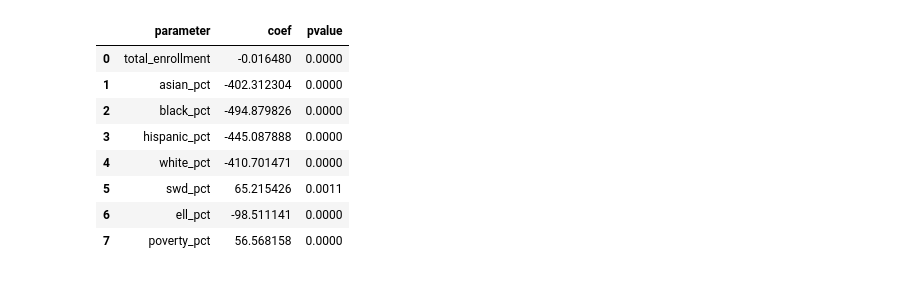
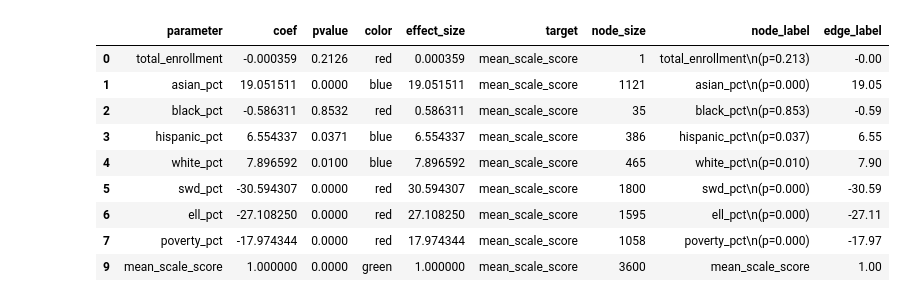
Before and after one commit to adelphi-ed-tech/nycschools, a Jupyter notebook: nb/ols-graphs.ipynb, the cells around one changed output. Cells and saved outputs as stored; diff of their text form; code cells hidden in the pictures.

Commit message:
added working network graph for OLS

```diff
--- a/nb/ols-graphs.ipynb
+++ b/nb/ols-graphs.ipynb
@@ -49,5 +50,5 @@ ela = pd.read_csv("ela-combined.csv")
 
 #drop the rows with NaN (where the pop is too small to report)
 ela = ela[ela["mean_scale_score"].notnull()]
-df = df.merge(ela, how="inner", on=["dbn", "year"])
+ela = df.merge(ela, how="inner", on=["dbn", "year"])
 # %% [markdown]
@@ -131,0 +315,18 @@ city_enroll.plot(x=x[0], y=y, kind="bar", figsize=(11, 8))
+# %%
+# use the ela data frame that we loaded at the top
+
+# get just the 2019 test results for All Students
+# this will be the dependent variable in our regression
+ela = ela.query("year == 2019 and category == 'All Students'")
+ela
+# calculate coefficients for these factors
+factors = ['total_enrollment', 'asian_pct',  'black_pct',
+       'hispanic_pct',  'white_pct','swd_pct',  'ell_pct',  'poverty_pct']
+
+# y is the DV
+y = ela['mean_scale_score']
+
+X = ela[factors]
+X = sm.add_constant(X)
+model = sm.OLS(y, X).fit()
+model.summary()
@@ -132,39 +362,62 @@ city_enroll.plot(x=x[0], y=y, kind="bar", figsize=(11, 8))
 # %%
-# run different OLS regression using the school demographics to predict mean_scale_score for all students
-# the above example uses the R-like formual method for OLS
-# this uses the python/programmatic approach
-
-# calculate coefficients for these factors
-factors = ['total_enrollment', 'asian_pct',  'black_pct',
-       'hispanic_pct',  'white_pct','swd_pct',  'ell_pct',  'poverty_pct']
-
-# only use the All Students data as the dependent variable
-data = df[df["category"]=="All Students"].copy()
-y = data['mean_scale_score']
-
-X = data[factors]
-X = sm.add_constant(X)
-model = sm.OLS(y, X).fit()
-
-# pull out the coefficient values from the model
+# pull out the coefficient values from the model -- this is the data we're going to graph
 coeff = model.conf_int()
 pd.DataFrame({"parameters": list(coeff.index), "coefficient":model.params})
 
-coef_df = pd.DataFrame({
+graph_data = pd.DataFrame({
     'parameter': model.params.index.values[1:],
     'coef': model.params.values[1:],
     'pvalue': model.pvalues.round(4).values[1:]
 })
 
+# add some columns to that contains the data for the graph attributes
 
-coef_df
+graph_data["color"] = graph_data.coef.apply(lambda x: "blue" if x > 0 else "red")
+graph_data["effect_size"] = graph_data.coef.apply(lambda x: abs(x))
+graph_data["target"] = "mean_scale_score"
+
+
+# the biggest circle size for a node, in pixels
+max_node_size = 1800
+max_edge_size = 20
+# the largest abs coef -- this will be our biggest node (i.e. 400px)
+max_weight = graph_data.effect_size.max()
+# each other node will be a smaller percent of the largest one, store as `area`
+graph_data["node_size"] = graph_data.effect_size.apply(lambda x: math.ceil(max_node_size * (x/max_weight) ))
+# graph_data["weight"] = graph_data.effect_size.apply(lambda x: math.log(max_edge_size * (x/max_weight) ))
+
+
+
+# set the node labels and edge labels
+graph_data["node_label"] = graph_data.apply(lambda row: f"{row.parameter}\n(p={row.pvalue:.3f})", axis=1)
+
+# add a row to our graph for the DV
+dv = dv = {
+  'parameter': "mean_scale_score",
+  'coef': 1,
+  'pvalue': 0,
+  'color': "green",
+  'effect_size': 1,
+  'target': "mean_scale_score",
+  'node_size': max_node_size * 2,
+  'weight': max_edge_size * 2,
+  'node_label': "mean_scale_score"
+}
+# append a row at the end of our df
+graph_data.loc[len(graph_data)+1] = dv
+
+graph_data["edge_label"] = graph_data["coef"].apply(lambda x:f"{x:.2f}")
+
+
+graph_data
 # %% [output]
-|  | parameter | coef | pvalue |
-| 0 | total_enrollment | -0.016480 | 0.0000 |
-| 1 | asian_pct | -402.312304 | 0.0000 |
-| 2 | black_pct | -494.879826 | 0.0000 |
-| 3 | hispanic_pct | -445.087888 | 0.0000 |
-| 4 | white_pct | -410.701471 | 0.0000 |
-| 5 | swd_pct | 65.215426 | 0.0011 |
-| 6 | ell_pct | -98.511141 | 0.0000 |
-| 7 | poverty_pct | 56.568158 | 0.0000 |
+|  | parameter | coef | pvalue | color | effect_size | target | node_size | node_label | edge_label |
+| 0 | total_enrollment | -0.000359 | 0.2126 | red | 0.000359 | mean_scale_score | 1 | total_enrollment\n(p=0.213) | -0.00 |
+| 1 | asian_pct | 19.051511 | 0.0000 | blue | 19.051511 | mean_scale_score | 1121 | asian_pct\n(p=0.000) | 19.05 |
+| 2 | black_pct | -0.586311 | 0.8532 | red | 0.586311 | mean_scale_score | 35 | black_pct\n(p=0.853) | -0.59 |
+| 3 | hispanic_pct | 6.554337 | 0.0371 | blue | 6.554337 | mean_scale_score | 386 | hispanic_pct\n(p=0.037) | 6.55 |
+| 4 | white_pct | 7.896592 | 0.0100 | blue | 7.896592 | mean_scale_score | 465 | white_pct\n(p=0.010) | 7.90 |
+| 5 | swd_pct | -30.594307 | 0.0000 | red | 30.594307 | mean_scale_score | 1800 | swd_pct\n(p=0.000) | -30.59 |
+| 6 | ell_pct | -27.108250 | 0.0000 | red | 27.108250 | mean_scale_score | 1595 | ell_pct\n(p=0.000) | -27.11 |
+| 7 | poverty_pct | -17.974344 | 0.0000 | red | 17.974344 | mean_scale_score | 1058 | poverty_pct\n(p=0.000) | -17.97 |
+| 9 | mean_scale_score | 1.000000 | 0.0000 | green | 1.000000 | mean_scale_score | 3600 | mean_scale_score | 1.00 |
```
Also changed, not shown: parts of 20 cells of this notebook.
